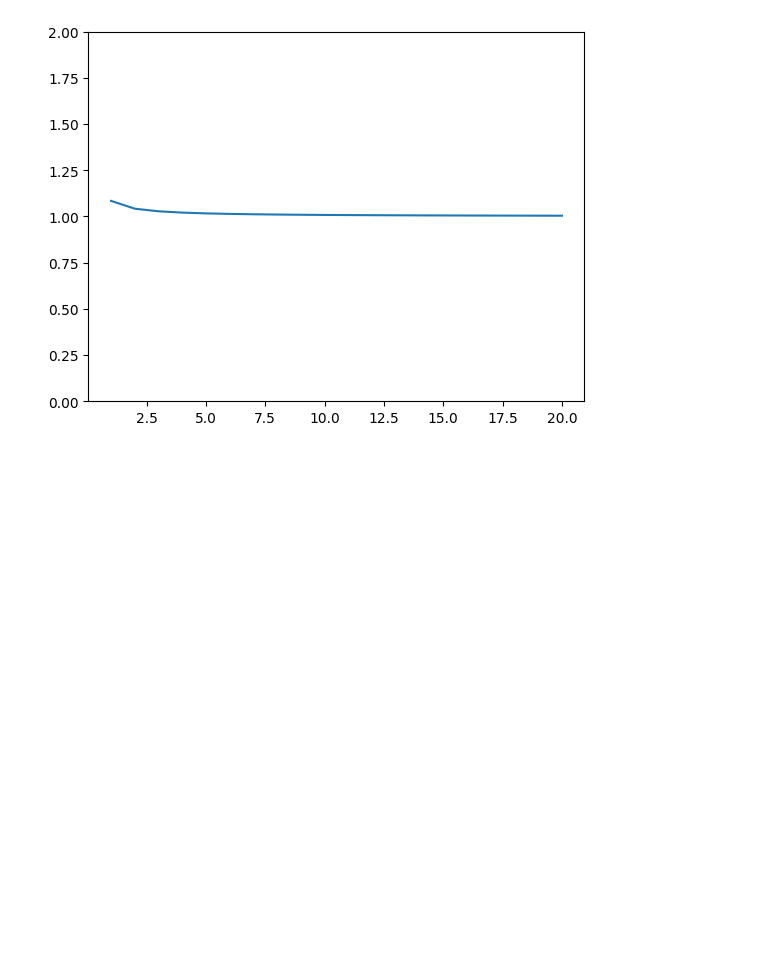
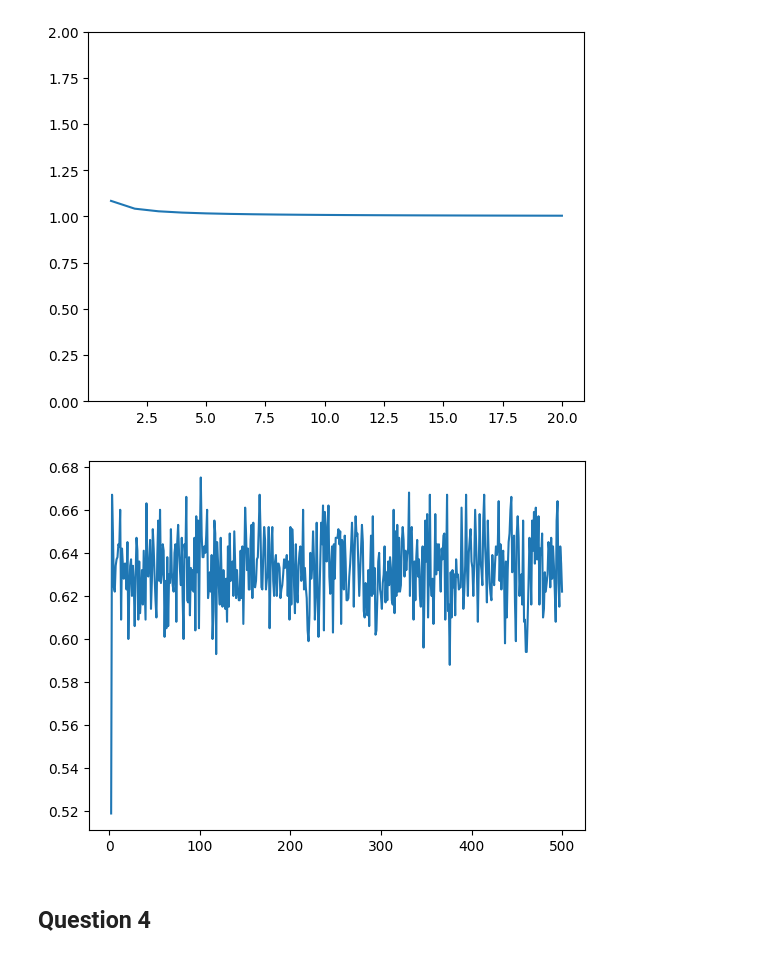
Before and after one commit to BhavikOstwal/IC-252_Assignments, a Jupyter notebook: Assignment 02/ass.ipynb, the cells around one changed output. Drawn from its saved outputs; the diff is of its cells as text; code cells hidden in the pictures; blank space fills up the shorter version.

```diff
--- a/Assignment 02/ass.ipynb
+++ b/Assignment 02/ass.ipynb
@@ -35,3 +35,23 @@ plt.ylim(0,2)
 plt.show()
 # %% [output]
 [figure]
+# %%
+n_values = np.arange(2,501)
+prob_values=[]
+for n in range(len(n_values)):
+    arr = np.arange(1,n_values[n]+1)
+    rlt_frq =0
+    for j in range(1000):
+        np.random.shuffle(arr)
+        for i in range(len(arr)):
+            if (arr[i]==i+1):
+                rlt_frq+=1
+                break
+    prob_values.append(rlt_frq/1000)
+
+plt.plot(n_values, prob_values)
+plt.show()
+# %% [output]
+[figure, added]
+# %% [markdown]
+## Question 4
```
Also changed, not shown: parts of 2 cells of this notebook, 4 other files.
